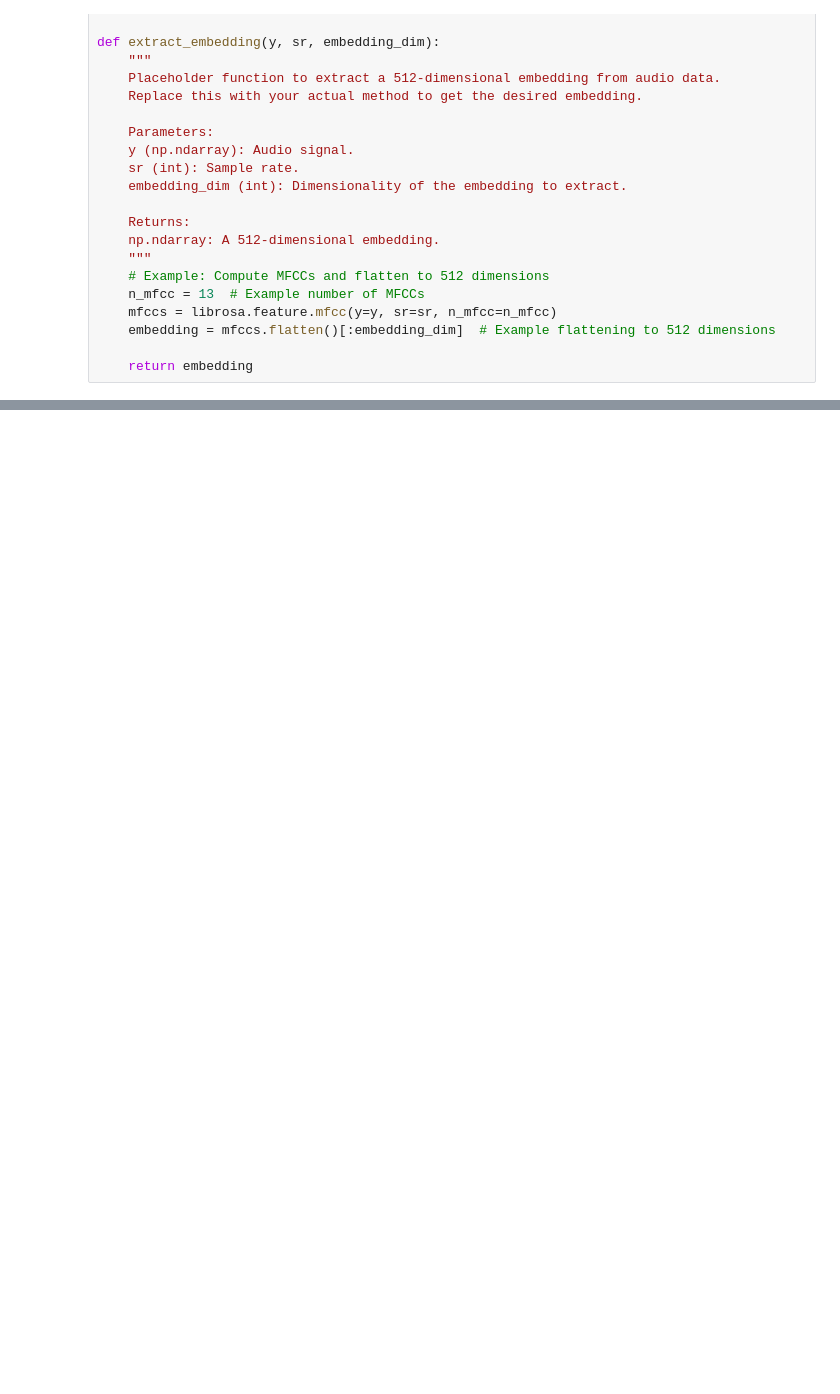
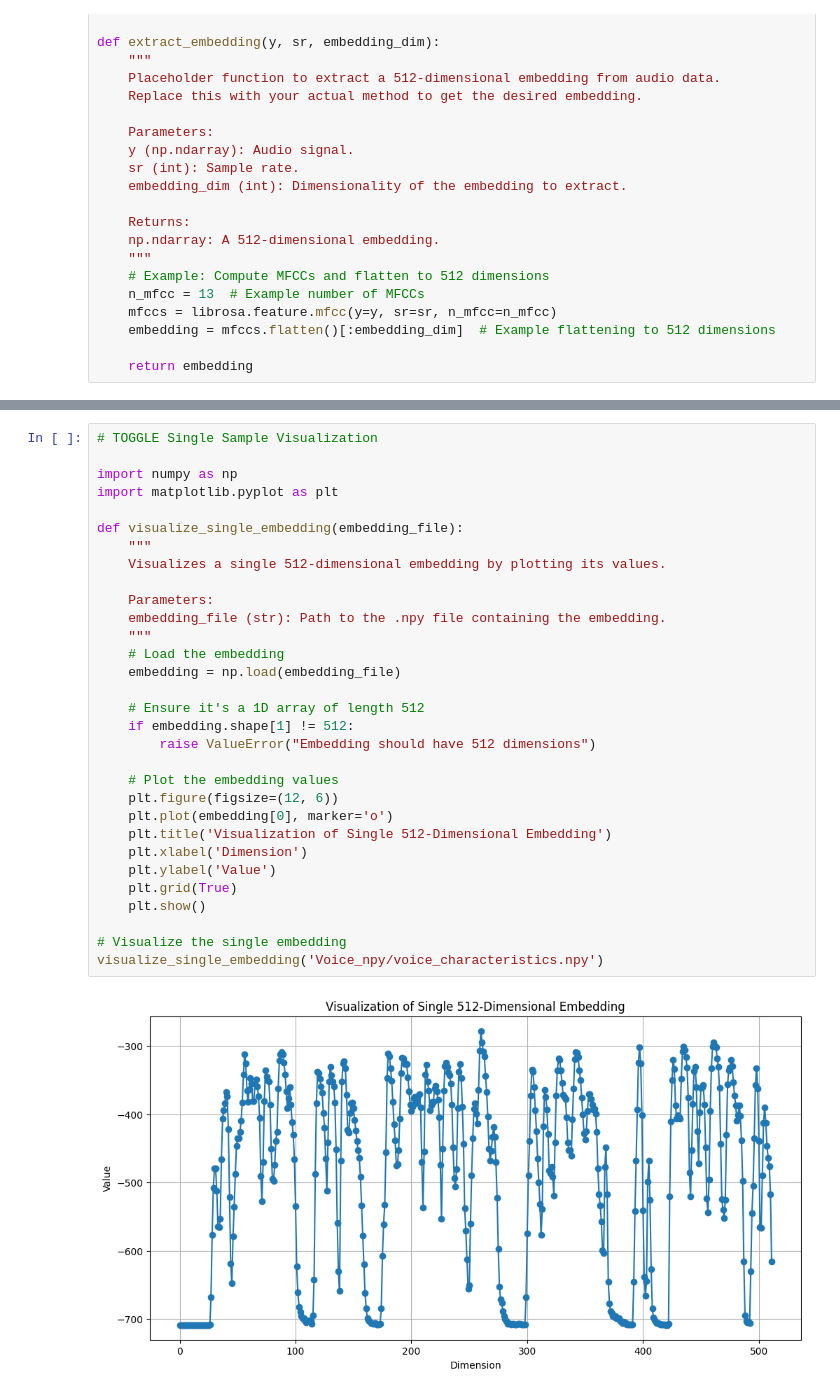
Before and after one commit to geethikaisuru/Cognita.ai-whooo, a Jupyter notebook: TTS_Only.ipynb, the cells around one changed output, grey strips where cells are left out. Cells and saved outputs as stored; diff of their text form; blank space fills up the shorter version.

```diff
--- a/TTS_Only.ipynb
+++ b/TTS_Only.ipynb
@@ -81,0 +136,33 @@ print(speaker_embeddings.shape)
+# %%
+# TOGGLE Single Sample Visualization
+
+import numpy as np
+import matplotlib.pyplot as plt
+
+def visualize_single_embedding(embedding_file):
+    """
+    Visualizes a single 512-dimensional embedding by plotting its values.
+
+    Parameters:
+    embedding_file (str): Path to the .npy file containing the embedding.
+    """
+    # Load the embedding
+    embedding = np.load(embedding_file)
+
+    # Ensure it's a 1D array of length 512
+    if embedding.shape[1] != 512:
+        raise ValueError("Embedding should have 512 dimensions")
+
+    # Plot the embedding values
+    plt.figure(figsize=(12, 6))
+    plt.plot(embedding[0], marker='o')
+    plt.title('Visualization of Single 512-Dimensional Embedding')
+    plt.xlabel('Dimension')
+    plt.ylabel('Value')
+    plt.grid(True)
+    plt.show()
+
+# Visualize the single embedding
+visualize_single_embedding('Voice_npy/voice_characteristics.npy')
+# %% [output]
+[figure, added]
```
Also changed, not shown: parts of 9 cells of this notebook, 1 other file.
